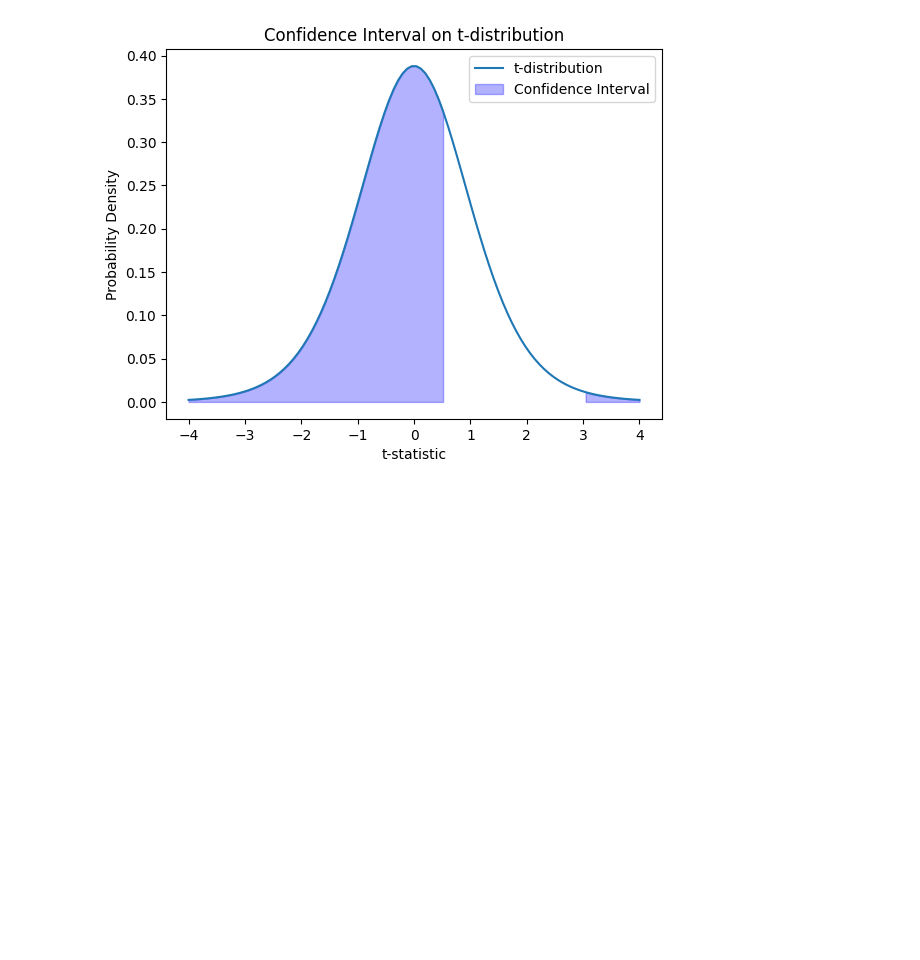
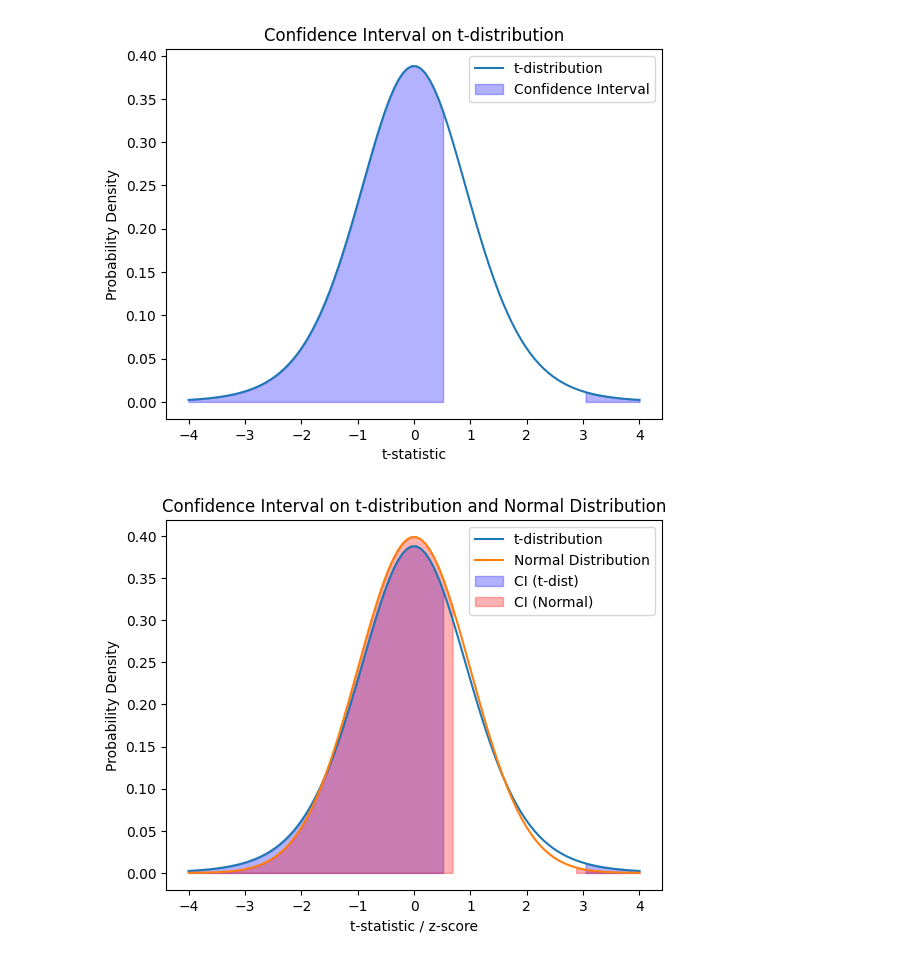
Before and after one commit to kl2217/finite-element, a Jupyter notebook: ztest.ipynb, the cells around one changed output. Cells and saved outputs as stored; diff of their text form; code cells hidden in the pictures; blank space fills up the shorter version.

```diff
--- a/ztest.ipynb
+++ b/ztest.ipynb
@@ -176,3 +181,49 @@ plt.legend()
 plt.show()
 # %% [output]
 [figure]
+# %%
+import numpy as np
+import matplotlib.pyplot as plt
+import scipy.stats as stats
+
+# ... (your data loading and previous calculations) ...
+
+# Generate x-values for the distributions
+x = np.linspace(-4, 4, 100)
+
+# Calculate t-distribution values with the appropriate degrees of freedom
+t_dist = stats.t.pdf(x, df=degrees_of_freedom)
+
+# Calculate normal distribution values
+normal_dist = stats.norm.pdf(x)
+
+# Plot the distributions
+plt.plot(x, t_dist, label="t-distribution")
+plt.plot(x, normal_dist, label="Normal Distribution")
+
+# Shade the confidence interval area on t-distribution
+ci_lower_x_t = np.linspace(-4, confidence_interval[0], 100)
+ci_upper_x_t = np.linspace(confidence_interval[1], 4, 100)
+plt.fill_between(ci_lower_x_t, stats.t.pdf(ci_lower_x_t, df=degrees_of_freedom), color="blue", alpha=0.3)
+plt.fill_between(ci_upper_x_t, stats.t.pdf(ci_upper_x_t, df=degrees_of_freedom), color="blue", alpha=0.3, label="CI (t-dist)")
+
+# Shade the confidence interval area on normal distribution
+# Calculate confidence interval using normal distribution
+confidence_interval_normal = stats.norm.interval(confidence_level, loc=mean_diff, scale=std_err_diff)
+ci_lower_x_normal = np.linspace(-4, confidence_interval_normal[0], 100)
+ci_upper_x_normal = np.linspace(confidence_interval_normal[1], 4, 100)
+plt.fill_between(ci_lower_x_normal, stats.norm.pdf(ci_lower_x_normal), color="red", alpha=0.3)
+plt.fill_between(ci_upper_x_normal, stats.norm.pdf(ci_upper_x_normal), color="red", alpha=0.3, label="CI (Normal)")
+
+
+# Add labels and legend
+plt.xlabel("t-statistic / z-score")
+plt.ylabel("Probability Density")
+plt.title("Confidence Interval on t-distribution and Normal Distribution")
+plt.legend()
+
+# Show the plot
+# due to t-test's uncertainty about delta, compare with z-test, some rejection power is lost
+plt.show()
+# %% [output]
+[figure, added]
```
Also changed, not shown: parts of 2 cells of this notebook.
